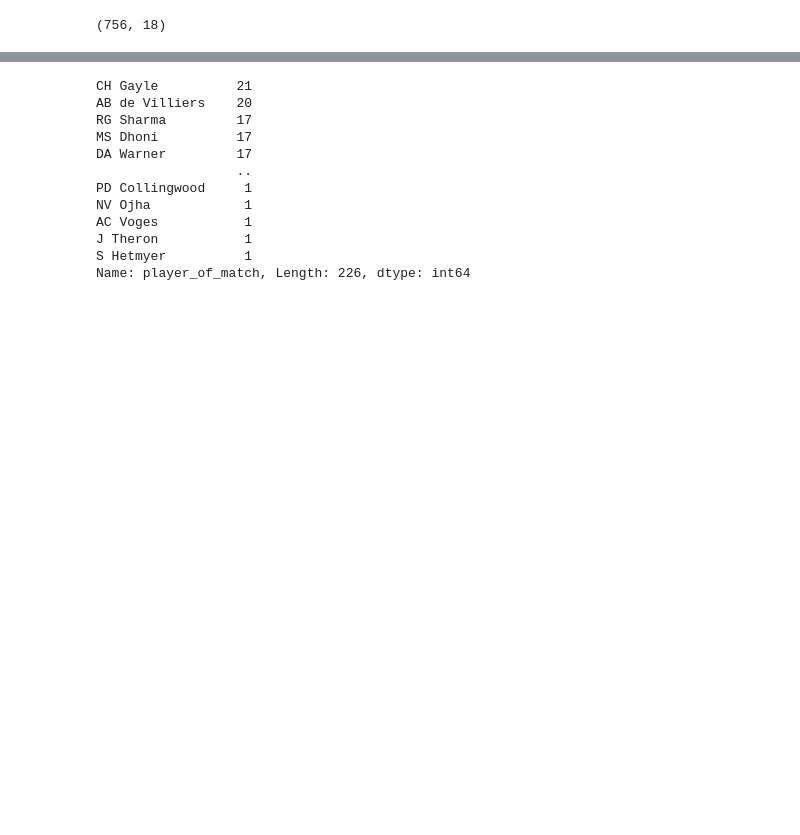
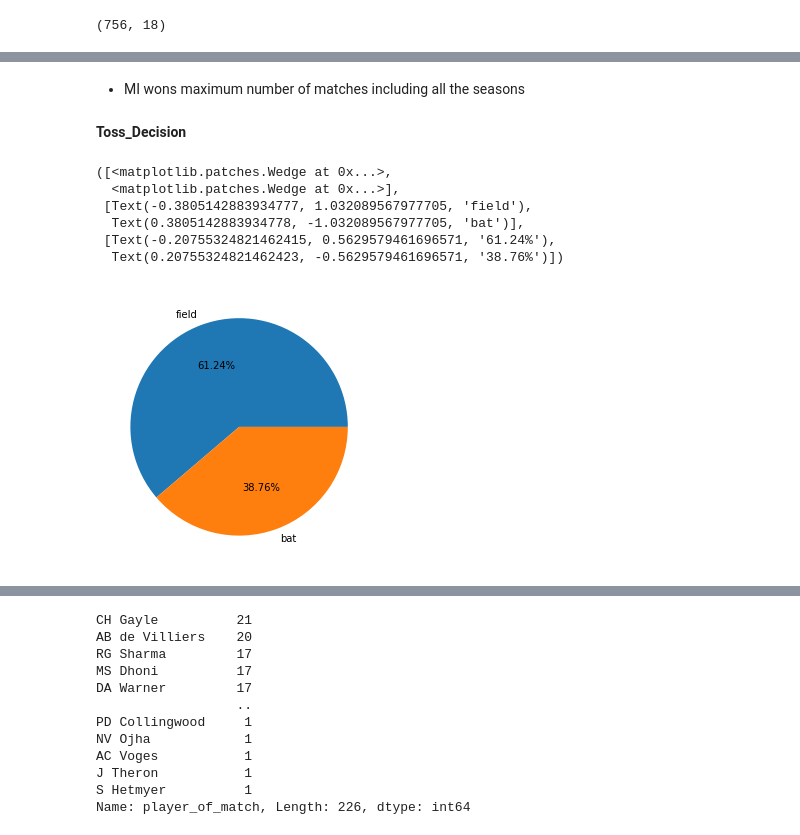
Before and after one commit to Jalpeshv/IPL-Analysis, a Jupyter notebook: IPL_Exploratory_Data_Analysis.ipynb, the cells around one changed output, grey strips where cells are left out. Cells and saved outputs as stored; diff of their text form; code cells hidden in the pictures; blank space fills up the shorter version.

```diff
--- a/IPL_Exploratory_Data_Analysis.ipynb
+++ b/IPL_Exploratory_Data_Analysis.ipynb
@@ -22,0 +46,18 @@ ipl.shape
+# %% [markdown]
+
+
+*   MI wons maximum number of matches including all the seasons
+# %% [markdown]
+**Toss_Decision**
+# %%
+plt.figure(figsize=(12,5))
+plt.pie(ipl['toss_decision'].value_counts(),
+        labels=ipl['toss_decision'].value_counts().index,autopct='%1.2f%%')
+# %% [output]
+([<matplotlib.patches.Wedge at 0x...>,
+  <matplotlib.patches.Wedge at 0x...>],
+ [Text(-0.3805142883934777, 1.032089567977705, 'field'),
+  Text(0.3805142883934778, -1.032089567977705, 'bat')],
+ [Text(-0.20755324821462415, 0.5629579461696571, '61.24%'),
+  Text(0.20755324821462423, -0.5629579461696571, '38.76%')])
+[figure, added]
```
Also changed, not shown: parts of 17 cells of this notebook.
